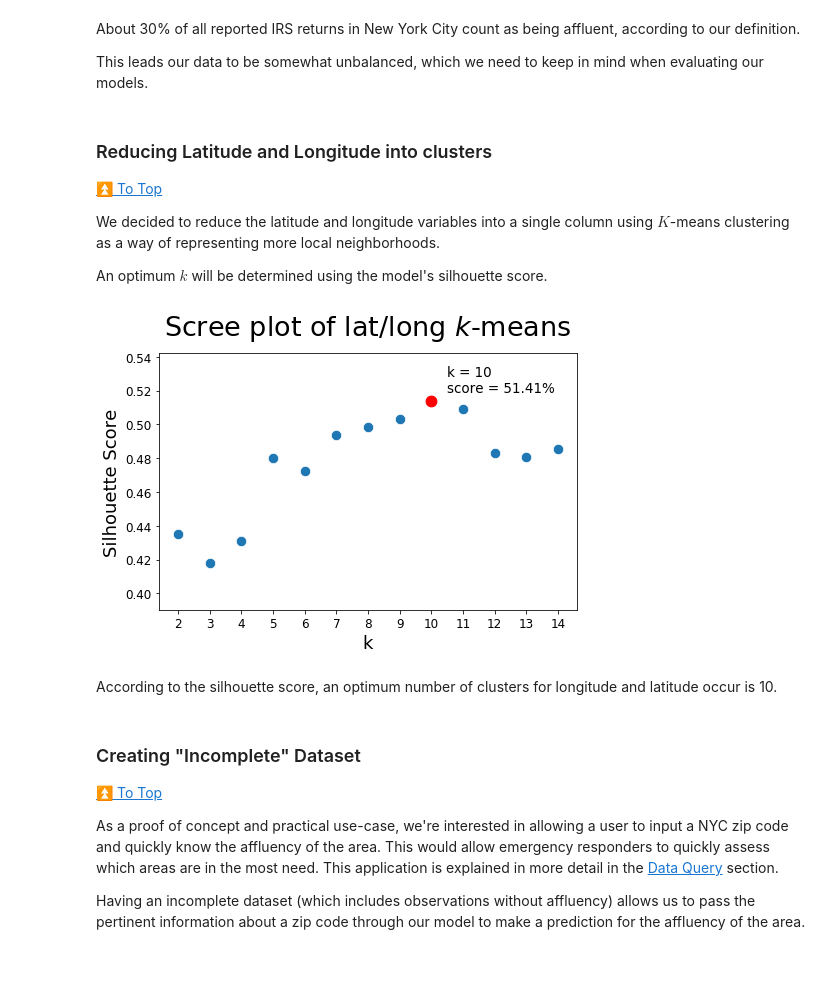
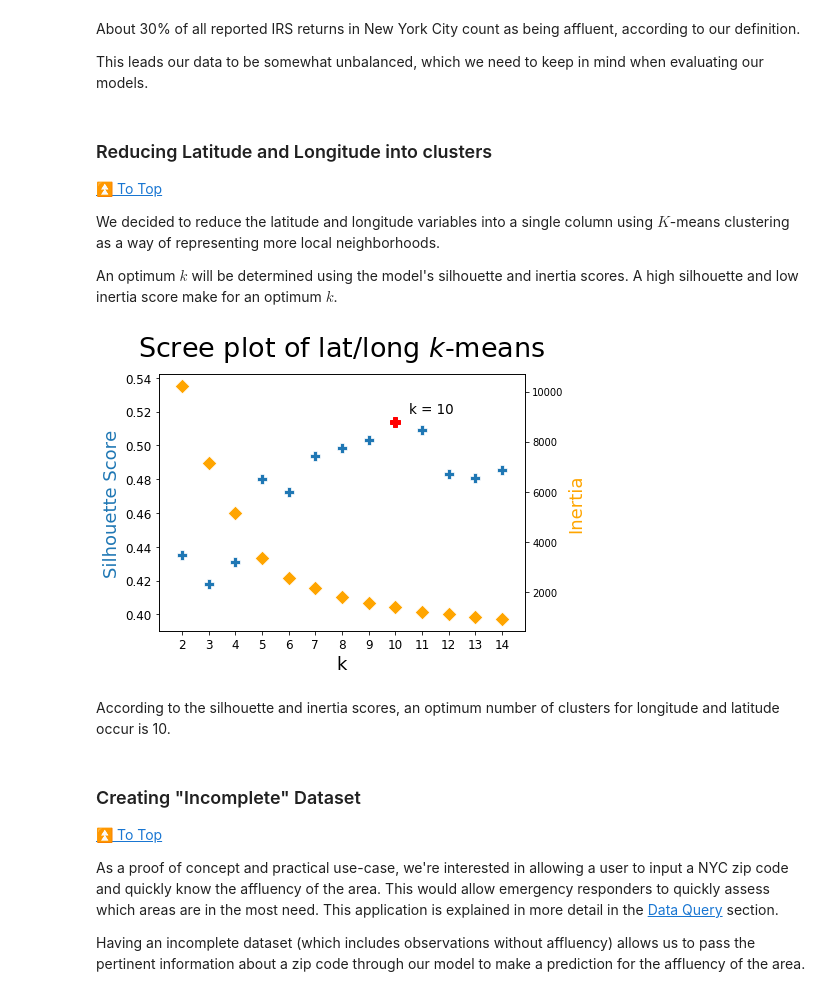
Before and after one commit to Shaddyjr/predicting_affluence_using_yelp, a Jupyter notebook: code/project_notebook.ipynb, the cells around one changed output. Drawn from its saved outputs; the diff is of its cells as text; code cells hidden in the pictures; blank space fills up the shorter version.

Commit message:
language and inertia

```diff
--- a/code/project_notebook.ipynb
+++ b/code/project_notebook.ipynb
@@ -557,43 +528,50 @@ This leads our data to be somewhat unbalanced, which we need to keep in mind whe
 
 We decided to reduce the latitude and longitude variables into a single column using $K$-means clustering as a way of representing more local neighborhoods.
 
-An optimum $k$ will be determined using the model's silhouette score.
+An optimum $k$ will be determined using the model's silhouette and inertia scores. A high silhouette and low inertia score make for an optimum $k$.
 # %%
-def get_kmean_sil_score(data, k, random_state = random_state):
-    '''Returns the silhouette score of a given data with a given k using K-Means clustering'''
-    return silhouette_score(data,KMeans(n_clusters = k, n_jobs = -1, random_state = random_state).fit(data).labels_)
+def get_kmean_scores(data, k, random_state = random_state):
+    '''Returns the silhouette and inertia scores of a given data with a given k using K-Means clustering'''
+    model = KMeans(n_clusters = k, n_jobs = -1, random_state = random_state).fit(data)
+    return (silhouette_score(data,model.labels_), model.inertia_)
 # %%
 #Setting up K-means scree plot
 max_k = 14
 sc = StandardScaler()
 lat_long_df = sc.fit_transform(complete_df[["latitude","longitude"]]) # not 100% necessary to scale
-scores = []
+sils = []
+inerts = []
 best_k = {"k":0,"score":0}
 all_k  = range(2, max_k + 1)
 best_km = None
 for k in all_k:
-    score = get_kmean_sil_score(lat_long_df, k)
-    scores.append(score)
-    if score > best_k["score"]:
-        best_k["score"] = score
+    sil, inertia = get_kmean_scores(lat_long_df, k)
+    sils.append(sil)
+    inerts.append(inertia)
+    if sil > best_k["score"]:
+        best_k["score"] = sil
         best_k["k"] = k
 # %%
 # MAKE THIS LINE GRAPH
 size = 18
 plt.figure(figsize=(7,5))
 plt.title("Scree plot of lat/long $k$-means", fontsize = size*3/2, pad = size)
 plt.xlabel("k", fontsize = size)
-plt.ylabel("Silhouette Score", fontsize = size)
-g = sns.scatterplot(all_k, scores, s = size * 6)
+plt.ylabel("Silhouette Score", fontsize = size, color = "#1f77b4")
+g = sns.scatterplot(all_k, sils, s = size * 6, marker = "P")
 plt.tick_params(labelsize=size * 2/3)
-plt.plot(best_k["k"],best_k["score"], "ro", markersize = size * 3/5)
-plt.text(best_k["k"] + .5, best_k["score"] + .005, "k = {}\nscore = {:.2%}".format(best_k['k'],best_k['score']), fontsize = size * 3/4);
+plt.plot(best_k["k"],best_k["score"], "rP", markersize = size * 3/5)
+plt.text(best_k["k"] + .5, best_k["score"] + .005, "k = {}".format(best_k['k']), fontsize = size * 3/4);
 g.set_xticks(all_k);
+
+ax2 = plt.twinx()
+w = sns.scatterplot(all_k, inerts, s = size * 6, ax = ax2, color="orange", marker = "D")
+ax2.set_ylabel("Inertia", fontsize = size, color = "orange")
 plt.tight_layout();
 # %% [output]
-[figure, old version]
+[figure, new version]
 # %% [markdown]
-According to the silhouette score, an optimum number of clusters for longitude and latitude occur is 10.
+According to the silhouette and inertia scores, an optimum number of clusters for longitude and latitude occur is 10.
 # %%
 km = KMeans(n_clusters= best_k["k"], random_state = random_state)
 km.fit(lat_long_df)
```
Also changed, not shown: parts of 10 cells of this notebook, 4 other files.
